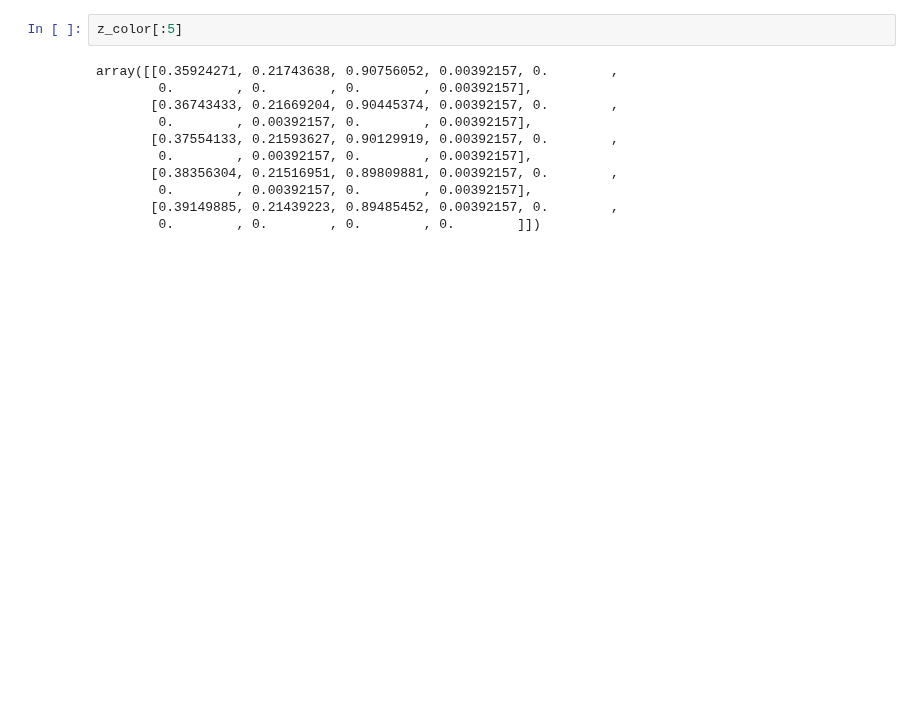
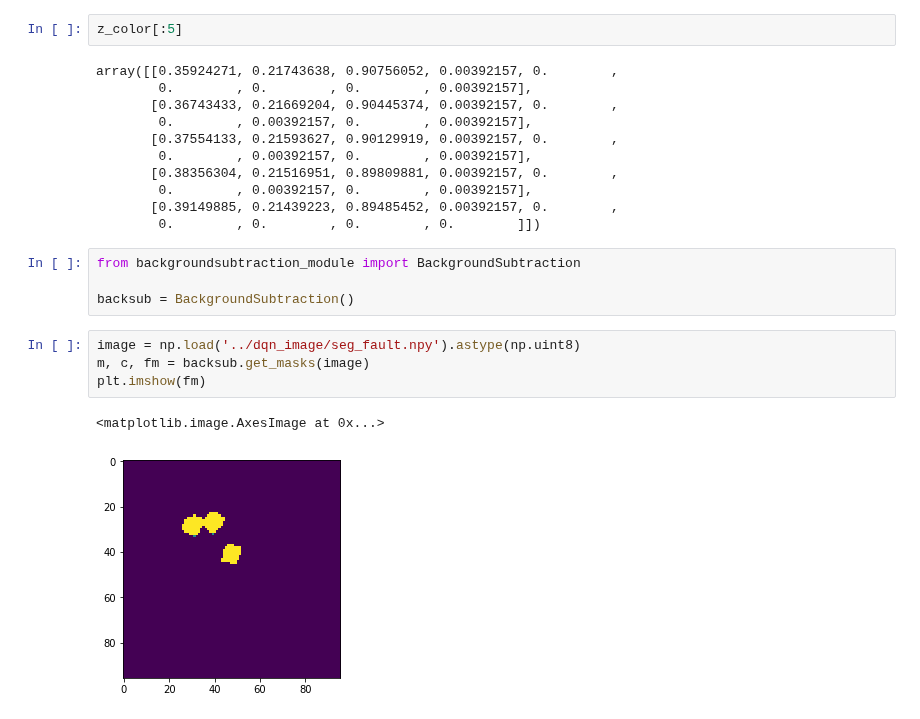
Before and after one commit to hogunkee/ur5_manipulation, a Jupyter notebook: mask_rcnn/Untitled.ipynb, the cells around one changed output. Cells and saved outputs as stored; diff of their text form; blank space fills up the shorter version.

```diff
--- a/mask_rcnn/Untitled.ipynb
+++ b/mask_rcnn/Untitled.ipynb
@@ -95,3 +95,14 @@ array([[0.35924271, 0.21743638, 0.90756052, 0.00392157, 0.        ,
         0.        , 0.00392157, 0.        , 0.00392157],
        [0.39149885, 0.21439223, 0.89485452, 0.00392157, 0.        ,
         0.        , 0.        , 0.        , 0.        ]])
+# %%
+from backgroundsubtraction_module import BackgroundSubtraction
+
+backsub = BackgroundSubtraction()
+# %%
+image = np.load('../dqn_image/seg_fault.npy').astype(np.uint8)
+m, c, fm = backsub.get_masks(image)
+plt.imshow(fm)
+# %% [output]
+<matplotlib.image.AxesImage at 0x...>
+[figure, added]
```
Also changed, not shown: parts of 12 cells of this notebook, 1 other file.
